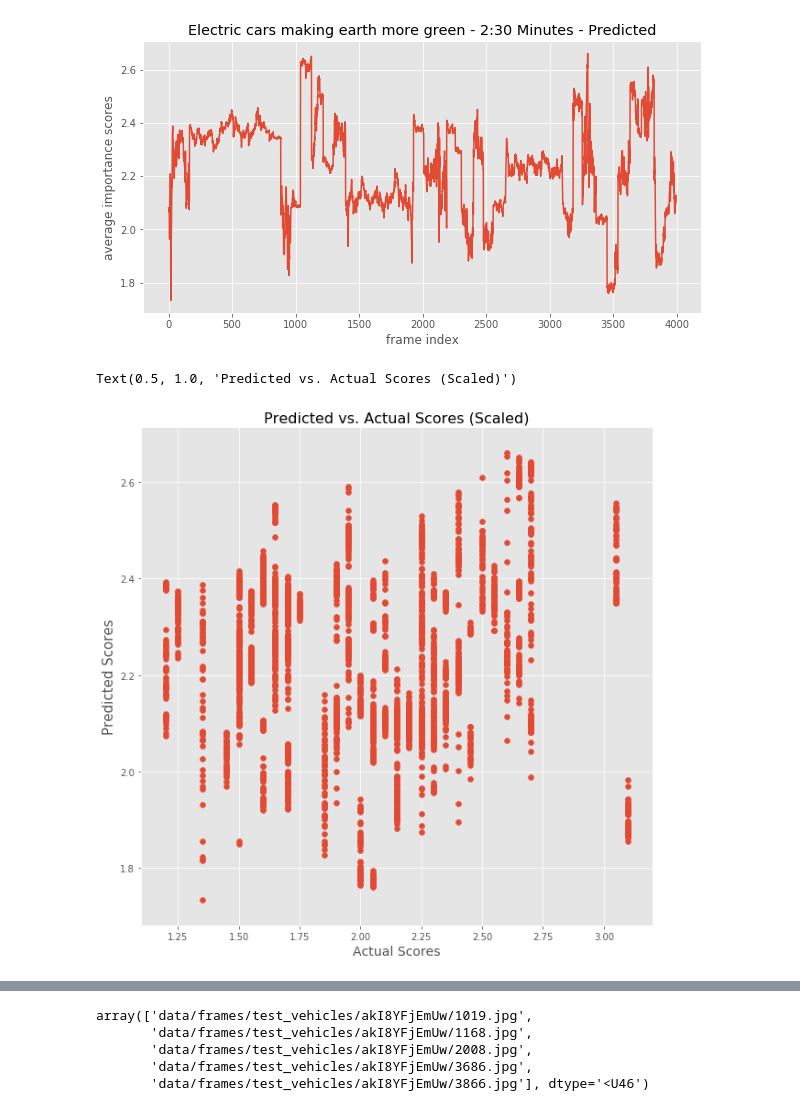
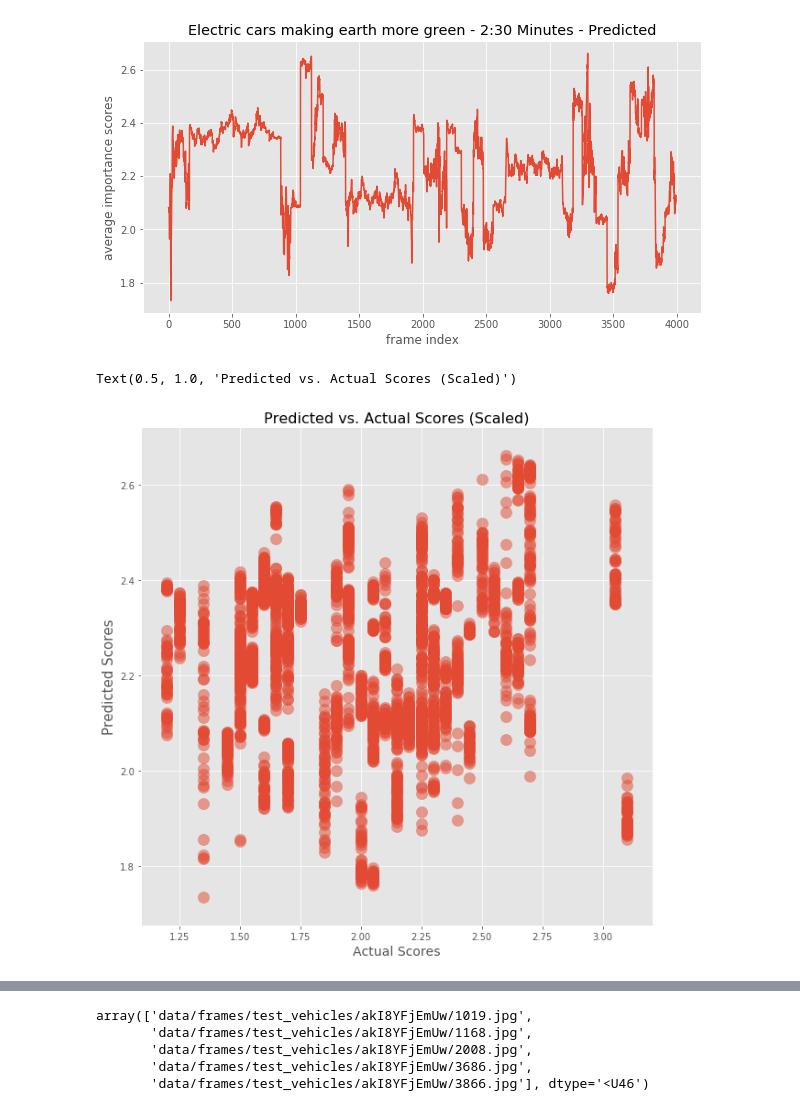
Before and after one commit to SachinGokal/capstone-final, a Jupyter notebook: sequence-based-category.ipynb, the cells around one changed output, grey strips where cells are left out. Drawn from its saved outputs; the diff is of its cells as text; code cells hidden in the pictures.

```diff
--- a/sequence-based-category.ipynb
+++ b/sequence-based-category.ipynb
@@ -758,10 +758,10 @@ plot_average_importance_scores(vehicles_model_predictions, 'Electric cars making
 [figure]
 # %%
 fig, ax = plt.subplots(figsize=(10, 10))
-ax.scatter(y_test_vehicles, vehicles_model_predictions)
+ax.scatter(y_test_vehicles, vehicles_model_predictions, alpha=0.5, s=150)
 ax.set_xlabel('Actual Scores', size=14)
 ax.set_ylabel('Predicted Scores', size=15)
 ax.set_title("Predicted vs. Actual Scores (Scaled)", size=16)
 # %% [output]
 Text(0.5, 1.0, 'Predicted vs. Actual Scores (Scaled)')
-[figure, old version]
+[figure, new version]
```
Also changed, not shown: parts of 6 cells of this notebook, 15 other files.
